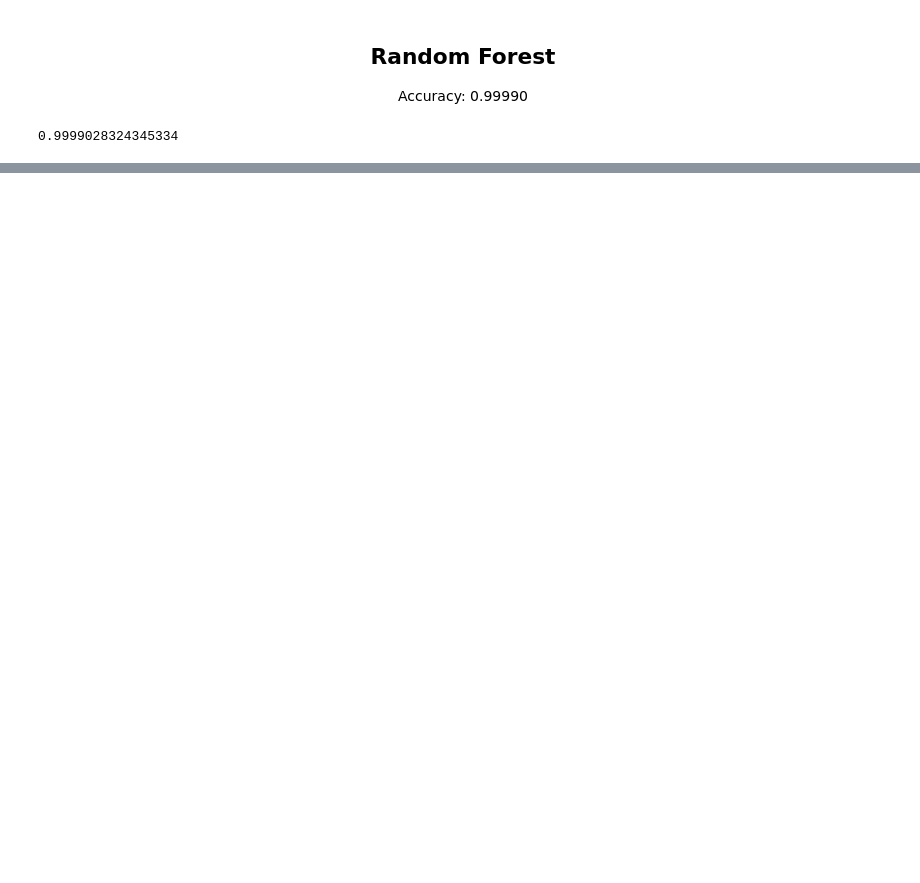
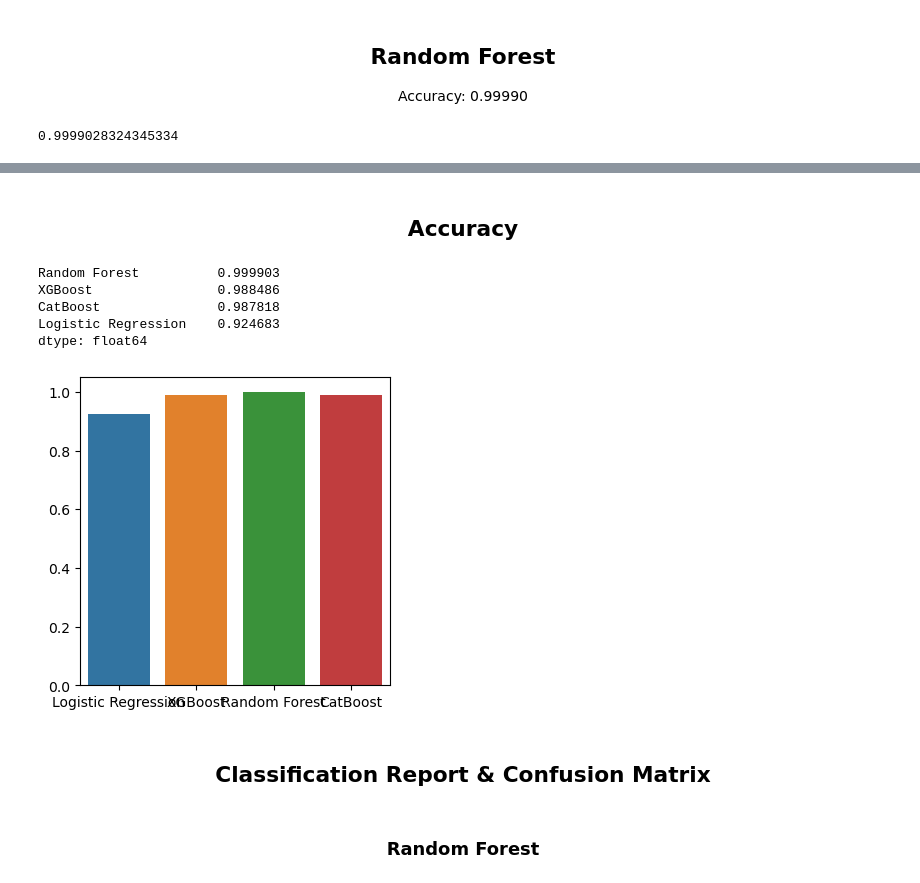
Before and after one commit to Pereli/NIDS, a Jupyter notebook: notebooks/more_modeling.ipynb, the cells around one changed output, grey strips where cells are left out. Drawn from its saved outputs; the diff is of its cells as text; code cells hidden in the pictures; blank space fills up the shorter version.

```diff
--- a/notebooks/more_modeling.ipynb
+++ b/notebooks/more_modeling.ipynb
@@ -69,0 +103,6 @@ accuracy_score(y_test, y_pred_rf)
+# %%
+
+cat = CatBoostClassifier(random_state=42)
+cat.fit(x_train, y_train)
+y_pred_cat = cat.predict(x_test)
+accuracy_score(y_test, y_pred_cat)
@@ -70,3 +212,26 @@ accuracy_score(y_test, y_pred_rf)
+# %% [markdown]
+## <center>Accuracy</center>
+# %%
+results = [(accuracy_score(y_test, y_pred_lr)), (accuracy_score(y_test, y_pred_xgb)), (accuracy_score(y_test, y_pred_rf)), (accuracy_score(y_test, y_pred_cat))]
+models = ['Logistic Regression', 'XGBoost', 'Random Forest', 'CatBoost']
+
+resultados = pd.Series(results, models).sort_values(ascending=False)
+resultados
+# %% [output]
+Random Forest          0.999903
+XGBoost                0.988486
+CatBoost               0.987818
+Logistic Regression    0.924683
+dtype: float64
+# %%
+plt.figure(figsize=(4,4))
+sns.barplot(x=models, y=results);
+# %% [output]
+[figure, added]
+# %% [markdown]
+## <center>Classification Report & Confusion Matrix  </center>
+# %% [markdown]
+### <center>Random Forest</center>
 # %%
 plt.rcParams['figure.figsize']=5,5
 sns.set_style("white")
```
Also changed, not shown: parts of 26 cells of this notebook, 7 other files.
